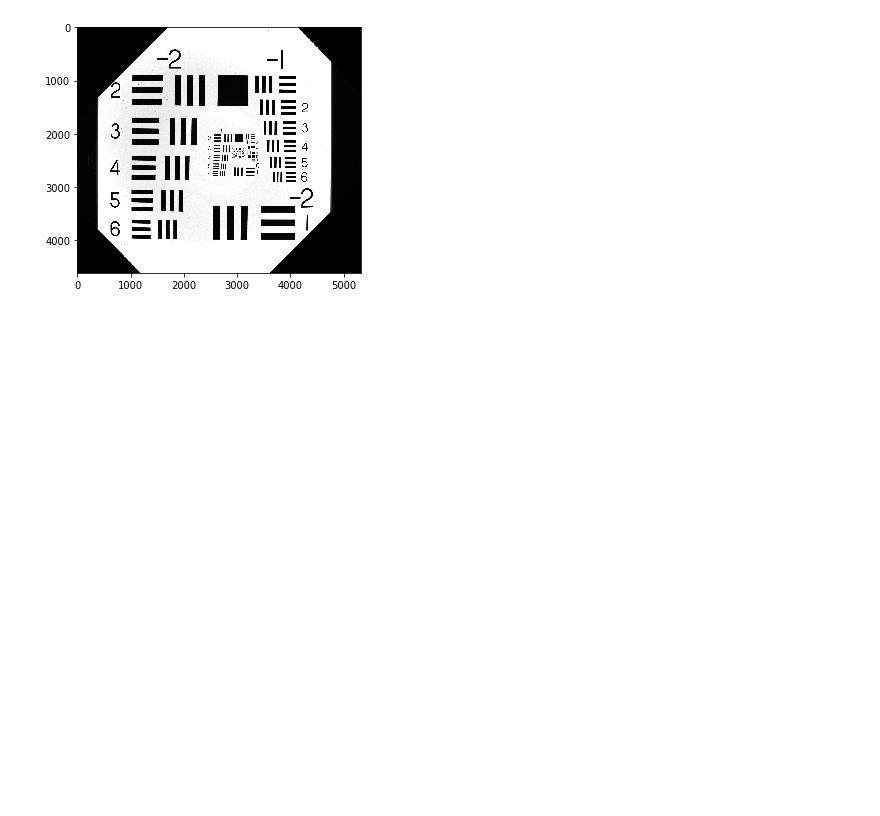
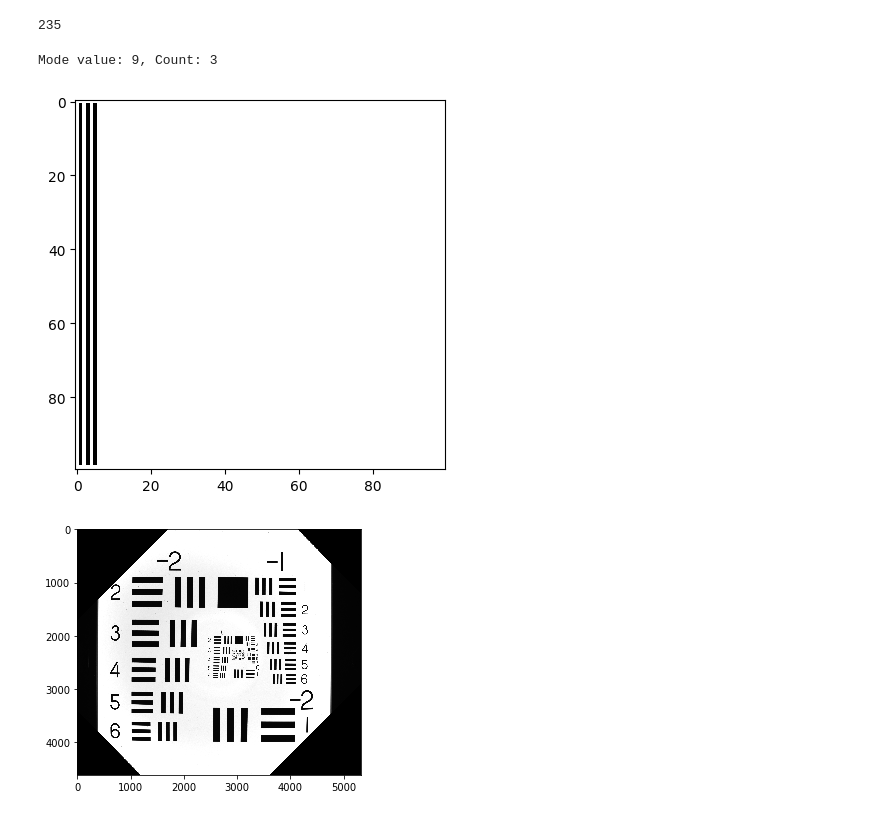
Before and after one commit to JM-Yaz/usaf_image_analysis, a Jupyter notebook: mtf_plotter.ipynb, the cells around one changed output. Saved outputs shown, nothing was run; the diff lists cells and outputs as text; code cells hidden in the pictures; blank space fills up the shorter version.

```diff
--- a/mtf_plotter.ipynb
+++ b/mtf_plotter.ipynb
@@ -8,3 +14,57 @@ from scipy.signal import argrelmin, argrelmax
+# %%
+print(max_peaks[-1])
+# %% [output]
+235
+# %%
+import numpy as np
+from scipy import stats
+
+# create an array of data
+data = np.array([1, 5, 2, 8, 3, 9, 4, 7, 6, 8, 9, 9])
+
+# find the mode values and their counts
+mode_values, value_counts = stats.mode(data, keepdims=True)
+
+# find the indices of the top 3 mode values with the largest counts
+top_3_indices = np.argsort(value_counts)[::-1][:3]
+
+# select the top 3 mode values and their counts
+top_3_mode_values = mode_values[top_3_indices]
+top_3_counts = value_counts[top_3_indices]
+
+# display the top 3 mode values and their counts
+for i in range(len(top_3_mode_values)):
+    print(f"Mode value: {top_3_mode_values[i]}, Count: {top_3_counts[i]}")
+# %% [output]
+Mode value: 9, Count: 3
+# %%
+def template(n, spacing=7):
+    """Generate a template image of three horizontal bars with custom spacing, n x n pixels
+
+    NB the bars occupy the central square of the template, with a margin
+    equal to one bar all around.  There are 3 bars and 2 spaces between,
+    so bars are m=n/spacing wide.
+
+    param n: int, the side length of the square template image
+    param spacing: int, the spacing between adjacent bars in the template image (default=7)
+    return: n x n numpy array of uint8, representing the template image
+    """
+    n = int(n)
+    template = np.ones((n, n), dtype=np.uint8)
+    template *= 255
+
+    for i in range(3):
+        template[n // spacing:-n // spacing, (1 + 2 * i) * n // spacing:(2 + 2 * i) * n // spacing] = 0
+    return template
+# %%
+plot_template = template(300);
+plt.imshow(plot_template, cmap='gray')
+plot_template_2 = template(300, spacing=100);
+plt.imshow(plot_template_2, cmap='gray')
+# plt.plot(plot_template)
+plt.show()
+# %% [output]
+[figure, added]
 # %%
 import cv2
 # %%
```
Also changed, not shown: parts of 4 cells of this notebook, 15 other files.
